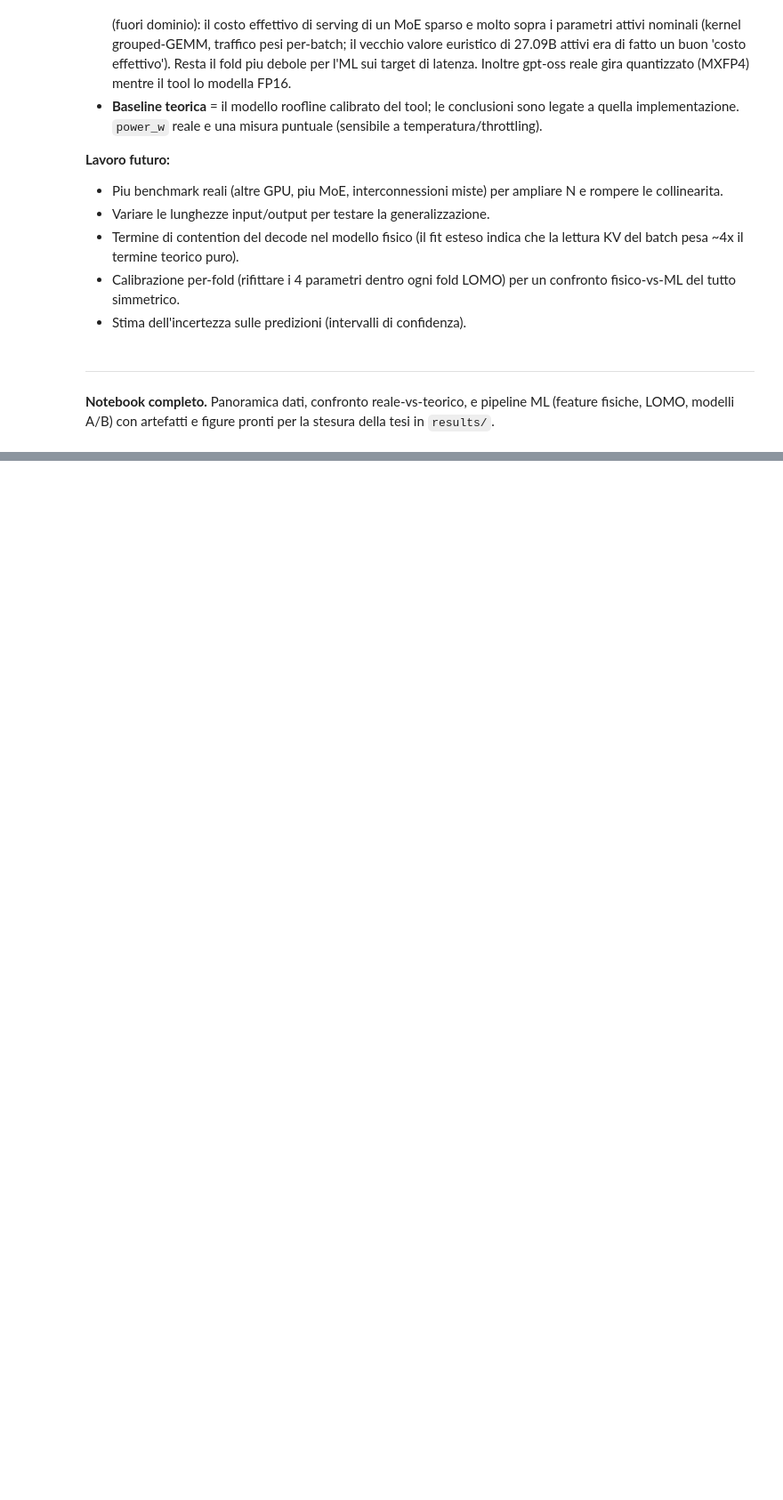
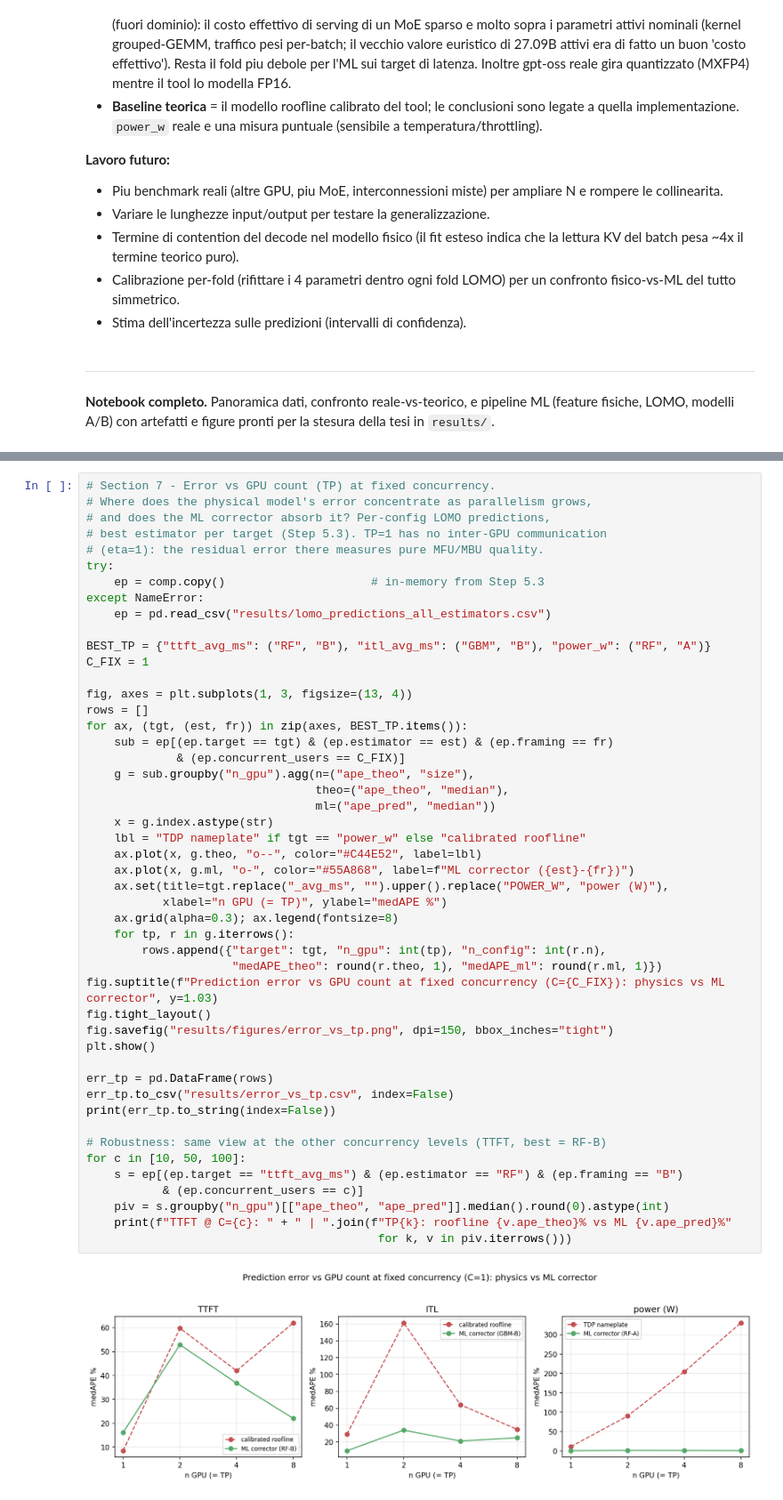
Before and after one commit to VRscience/LLM_ML_benchmarking, a Jupyter notebook: notebooks/analisi_tesi_IT.ipynb, the cells around one changed output, grey strips where cells are left out. Shown at 89% size. Saved outputs shown, nothing was run; the diff lists cells and outputs as text; blank space fills up the shorter version.

```diff
--- a/notebooks/analisi_tesi_IT.ipynb
+++ b/notebooks/analisi_tesi_IT.ipynb
@@ -1232,0 +1237,50 @@ median nameplate/measured ratio: 2.64x | overall median measured: 0.278 kWh/Mtok
+# %%
+# Section 7 - Error vs GPU count (TP) at fixed concurrency.
+# Where does the physical model's error concentrate as parallelism grows,
+# and does the ML corrector absorb it? Per-config LOMO predictions,
+# best estimator per target (Step 5.3). TP=1 has no inter-GPU communication
+# (eta=1): the residual error there measures pure MFU/MBU quality.
+try:
+    ep = comp.copy()                     # in-memory from Step 5.3
+except NameError:
+    ep = pd.read_csv("results/lomo_predictions_all_estimators.csv")
+
+BEST_TP = {"ttft_avg_ms": ("RF", "B"), "itl_avg_ms": ("GBM", "B"), "power_w": ("RF", "A")}
+C_FIX = 1
+
+fig, axes = plt.subplots(1, 3, figsize=(13, 4))
+rows = []
+for ax, (tgt, (est, fr)) in zip(axes, BEST_TP.items()):
+    sub = ep[(ep.target == tgt) & (ep.estimator == est) & (ep.framing == fr)
+             & (ep.concurrent_users == C_FIX)]
+    g = sub.groupby("n_gpu").agg(n=("ape_theo", "size"),
+                                 theo=("ape_theo", "median"),
+                                 ml=("ape_pred", "median"))
+    x = g.index.astype(str)
+    lbl = "TDP nameplate" if tgt == "power_w" else "calibrated roofline"
+    ax.plot(x, g.theo, "o--", color="#C44E52", label=lbl)
+    ax.plot(x, g.ml, "o-", color="#55A868", label=f"ML corrector ({est}-{fr})")
+    ax.set(title=tgt.replace("_avg_ms", "").upper().replace("POWER_W", "power (W)"),
+           xlabel="n GPU (= TP)", ylabel="medAPE %")
+    ax.grid(alpha=0.3); ax.legend(fontsize=8)
+    for tp, r in g.iterrows():
+        rows.append({"target": tgt, "n_gpu": int(tp), "n_config": int(r.n),
+                     "medAPE_theo": round(r.theo, 1), "medAPE_ml": round(r.ml, 1)})
+fig.suptitle(f"Prediction error vs GPU count at fixed concurrency (C={C_FIX}): physics vs ML corrector", y=1.03)
+fig.tight_layout()
+fig.savefig("results/figures/error_vs_tp.png", dpi=150, bbox_inches="tight")
+plt.show()
+
+err_tp = pd.DataFrame(rows)
+err_tp.to_csv("results/error_vs_tp.csv", index=False)
+print(err_tp.to_string(index=False))
+
+# Robustness: same view at the other concurrency levels (TTFT, best = RF-B)
+for c in [10, 50, 100]:
+    s = ep[(ep.target == "ttft_avg_ms") & (ep.estimator == "RF") & (ep.framing == "B")
+           & (ep.concurrent_users == c)]
+    piv = s.groupby("n_gpu")[["ape_theo", "ape_pred"]].median().round(0).astype(int)
+    print(f"TTFT @ C={c}: " + " | ".join(f"TP{k}: roofline {v.ape_theo}% vs ML {v.ape_pred}%"
+                                          for k, v in piv.iterrows()))
+# %% [output]
+[figure, added]
```
Also changed, not shown: parts of 3 cells of this notebook, 4 other files.
